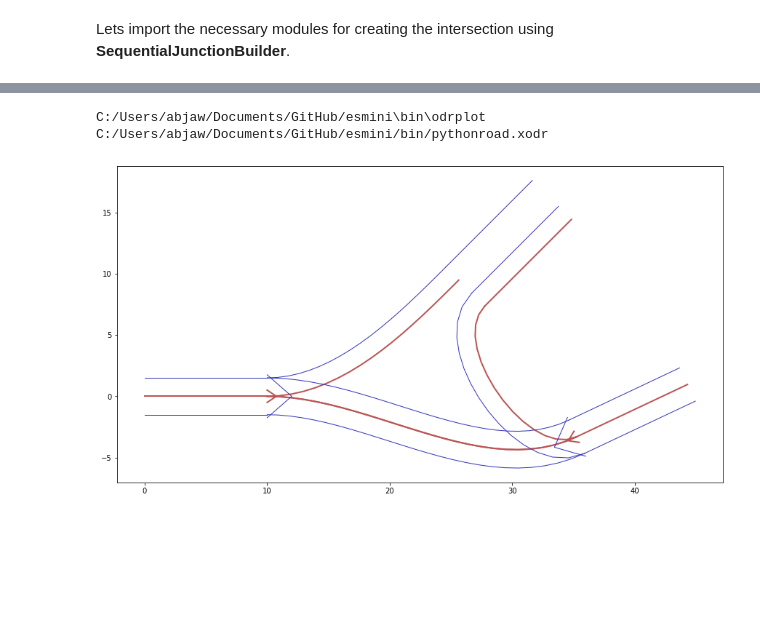
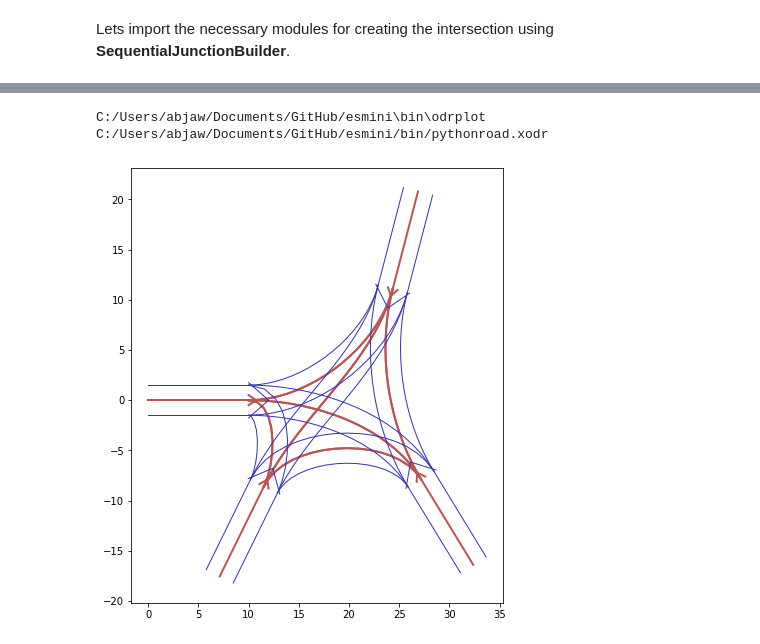
Before and after one commit to AugmentedDesignLab/junction-art, a Jupyter notebook: docs/jupyter_docs/create_intersection_by_sequential_junction_builder.ipynb, the cells around one changed output, grey strips where cells are left out. Drawn from its saved outputs; the diff is of its cells as text; code cells hidden in the pictures; blank space fills up the shorter version.

```diff
--- a/docs/jupyter_docs/create_intersection_by_sequential_junction_builder.ipynb
+++ b/docs/jupyter_docs/create_intersection_by_sequential_junction_builder.ipynb
@@ -45,10 +45,10 @@ Create the <b>intersectionBuilder</b> object for <b>SequentialJunctionBuilder</b
 # %%
 intersectionBuilder = SequentialJunctionBuilder(minAngle=np.pi/10,
-                                         maxAngle=np.pi * .75,
-                                         straightRoadLen=10,
-                                         probLongConnection=0.1,
-                                         probMinAngle=0.1,
-                                         probRestrictedLane=0.2,
-                                         maxConnectionLength=50,
-                                         minConnectionLength=20,
-                                         random_seed=2)
+                                                maxAngle=np.pi * .75,
+                                                straightRoadLen=10,
+                                                probLongConnection=0.1,
+                                                probMinAngle=0.1,
+                                                probRestrictedLane=0.05,
+                                                maxConnectionLength=50,
+                                                minConnectionLength=20,
+                                                random_seed=2)
@@ -55,17 +66,14 @@ intersectionBuilder = SequentialJunctionBuilder(minAngle=np.pi/10,
 # %%
-maxNumberOfRoadsPerJunction = 3
+maxNumberOfRoadsPerJunction = 4
 odr = intersectionBuilder.createWithRandomLaneConfigurations(straightRoadsPath=' ',
                             id=0,
                             maxNumberOfRoadsPerJunction=maxNumberOfRoadsPerJunction,
-                            maxLanePerSide=2, minLanePerSide=0,
+                            maxLanePerSide=1, minLanePerSide=1,
                             internalConnections=True,
                             cp1=pyodrx.ContactPoint.end,
                             internalLinkStrategy = LaneConfigurationStrategies.SPLIT_FIRST)
 
-# xmlPath = f"output/test_createWithRandomLaneConfigurations-split-first-{maxNumberOfRoadsPerJunction}.xodr"
-# odr.write_xml(xmlPath)
-
 extensions.view_road(odr,esminipath)
 # %% [output]
 C:/Users/abjaw/Documents/GitHub/esmini\bin\odrplot C:/Users/abjaw/Documents/GitHub/esmini/bin/pythonroad.xodr
-[figure, old version]
+[figure, new version]
```
Also changed, not shown: parts of 2 cells of this notebook, 1 other file.
